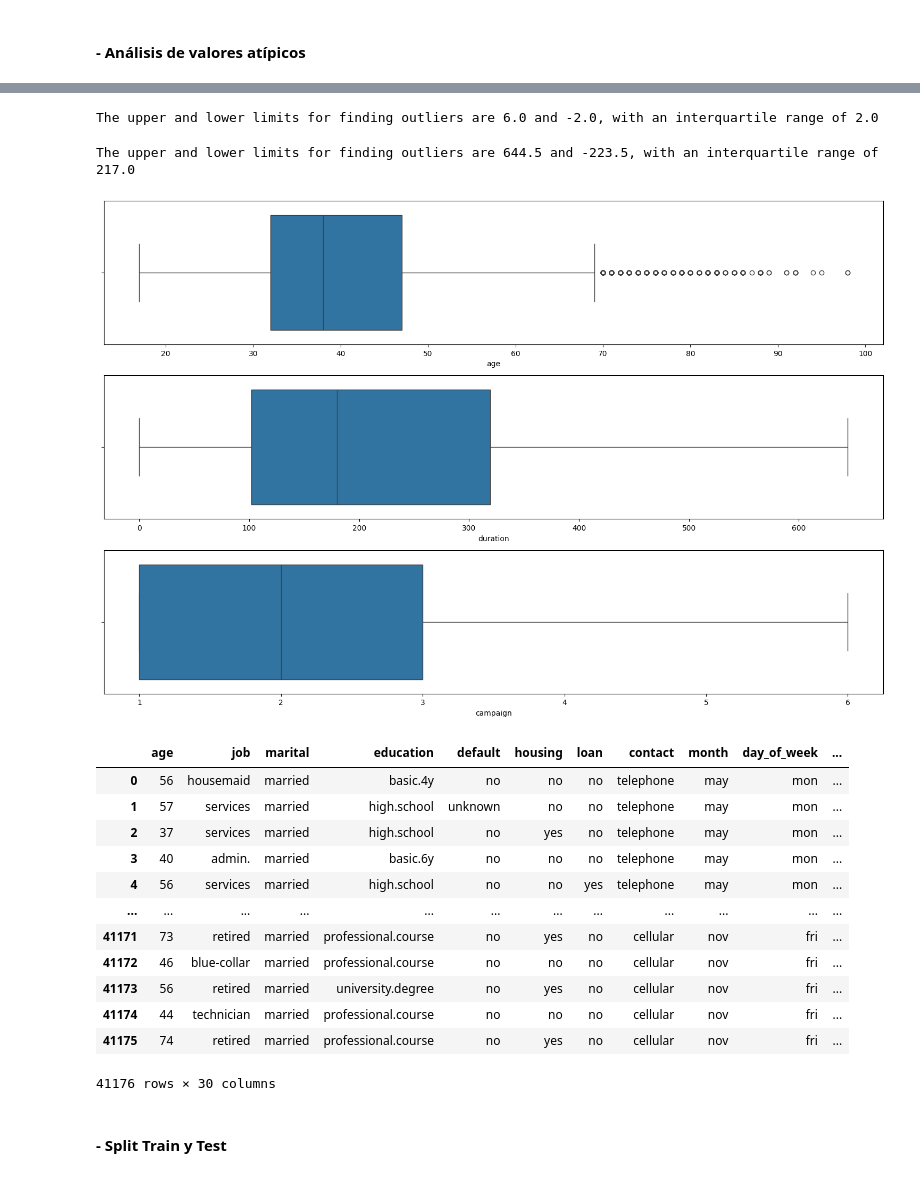
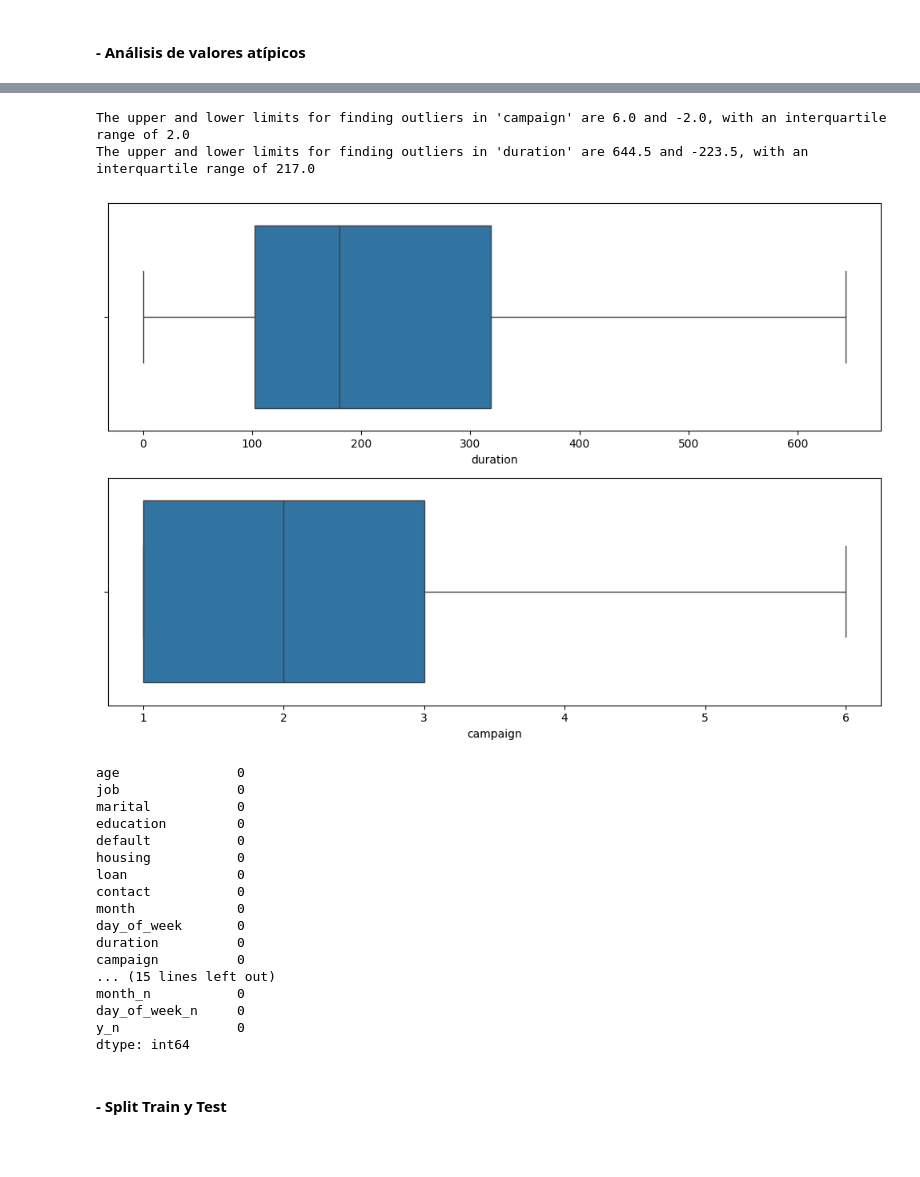
Before and after one commit to Pilizmt/logistic-regression-project-tutorial-pilarzarco, a Jupyter notebook: src/EDA.ipynb, the cells around one changed output, grey strips where cells are left out. Cells and saved outputs as stored; diff of their text form; code cells hidden in the pictures; blank space fills up the shorter version.

```diff
--- a/src/EDA.ipynb
+++ b/src/EDA.ipynb
@@ -240,0 +228,4 @@ campaign_stats
+# %%
+# Me centro en la informacion de 'campaign' y 'duration'
+stats = bank_df[["campaign", "duration"]].describe()
+stats
@@ -241,50 +253,55 @@ campaign_stats
 # %%
-campaign_iqr = campaign_stats["campaign"]["75%"] - campaign_stats["campaign"]["25%"]
-upper_limit = campaign_stats["campaign"]["75%"] + 1.5 * campaign_iqr
-lower_limit = campaign_stats["campaign"]["25%"] - 1.5 * campaign_iqr
-print(f"The upper and lower limits for finding outliers are {round(upper_limit, 2)} and {round(lower_limit, 2)}, with an interquartile range of {round(campaign_iqr, 2)}")
+# Identificar outliers en 'campaign'
+campaign_iqr = stats["campaign"]["75%"] - stats["campaign"]["25%"]
+upper_limit = stats["campaign"]["75%"] + 1.5 * campaign_iqr
+lower_limit = stats["campaign"]["25%"] - 1.5 * campaign_iqr
+print(f"The upper and lower limits for finding outliers in 'campaign' are {round(upper_limit, 2)} and {round(lower_limit, 2)}, with an interquartile range of {round(campaign_iqr, 2)}")
+
+# Identificar outliers en 'duration'
+duration_iqr = stats["duration"]["75%"] - stats["duration"]["25%"]
+upper_limit_dur = stats["duration"]["75%"] + 1.5 * duration_iqr
+lower_limit_dur = stats["duration"]["25%"] - 1.5 * duration_iqr
+print(f"The upper and lower limits for finding outliers in 'duration' are {round(upper_limit_dur, 2)} and {round(lower_limit_dur, 2)}, with an interquartile range of {round(duration_iqr, 2)}")
 # %% [output]
-The upper and lower limits for finding outliers are 6.0 and -2.0, with an interquartile range of 2.0
+The upper and lower limits for finding outliers in 'campaign' are 6.0 and -2.0, with an interquartile range of 2.0
+The upper and lower limits for finding outliers in 'duration' are 644.5 and -223.5, with an interquartile range of 217.0
-# %%
-duration_iqr = campaign_stats["duration"]["75%"] - campaign_stats["duration"]["25%"]
-upper_limit_dur = campaign_stats["duration"]["75%"] + 1.5 * duration_iqr
-lower_limit_dur = campaign_stats["duration"]["25%"] - 1.5 * duration_iqr
-print(f"The upper and lower limits for finding outliers are {round(upper_limit_dur, 2)} and {round(lower_limit_dur, 2)}, with an interquartile range of {round(duration_iqr, 2)}")
-# %% [output]
-The upper and lower limits for finding outliers are 644.5 and -223.5, with an interquartile range of 217.0
 # %%
+# Ajustamos los outliers a los limites
 bank_df.loc[bank_df["campaign"] > upper_limit, "campaign"] = upper_limit
-bank_df.loc[bank_df["duration"] > upper_limit_dur, "duration"] = upper_limit_dur
+bank_df.loc[bank_df["duration"] > upper_limit_dur, "duration"] = upper_limit_dur.astype(int)
 # %%
-# Análisis de outliers
-fig, axis = plt.subplots(3, figsize = (15, 10))
+# Verificamos que no tenemos outliers
+fig, axis = plt.subplots(2, figsize = (10, 7))
 
-sns.boxplot(ax = axis[0], data = bank_df, x = "age")
-sns.boxplot(ax = axis[1], data = bank_df, x = "duration")
-sns.boxplot(ax = axis[2], data = bank_df, x = "campaign")
+sns.boxplot(ax = axis[0], data = bank_df, x = "duration")
+sns.boxplot(ax = axis[1], data = bank_df, x = "campaign")
 
 plt.tight_layout()
 plt.show()
 # %% [output]
-[figure, old version]
+[figure, new version]
 # %%
 # Análisis de valores faltantes
-bank_df.isnull().sum()
-bank_df
+null = bank_df.isnull().sum()
+null
 # %% [output]
-|  | age | job | marital | education | default | housing | loan | contact | month | day_of_week | ... |
-| 0 | 56 | housemaid | married | basic.4y | no | no | no | telephone | may | mon | ... |
-| 1 | 57 | services | married | high.school | unknown | no | no | telephone | may | mon | ... |
-| 2 | 37 | services | married | high.school | no | yes | no | telephone | may | mon | ... |
-| 3 | 40 | admin. | married | basic.6y | no | no | no | telephone | may | mon | ... |
-| 4 | 56 | services | married | high.school | no | no | yes | telephone | may | mon | ... |
-| ... | ... | ... | ... | ... | ... | ... | ... | ... | ... | ... | ... |
-| 41171 | 73 | retired | married | professional.course | no | yes | no | cellular | nov | fri | ... |
-| 41172 | 46 | blue-collar | married | professional.course | no | no | no | cellular | nov | fri | ... |
-| 41173 | 56 | retired | married | university.degree | no | yes | no | cellular | nov | fri | ... |
-| 41174 | 44 | technician | married | professional.course | no | no | no | cellular | nov | fri | ... |
-| 41175 | 74 | retired | married | professional.course | no | yes | no | cellular | nov | fri | ... |
-41176 rows × 30 columns
+age               0
+job               0
+marital           0
+education         0
+default           0
+housing           0
+loan              0
+contact           0
+month             0
+day_of_week       0
+duration          0
+campaign          0
+... (15 lines left out)
+month_n           0
+day_of_week_n     0
+y_n               0
+dtype: int64
 # %% [markdown]
 #### - Split Train y Test
 # %%
```
Also changed, not shown: parts of 9 cells of this notebook, 13 other files.
